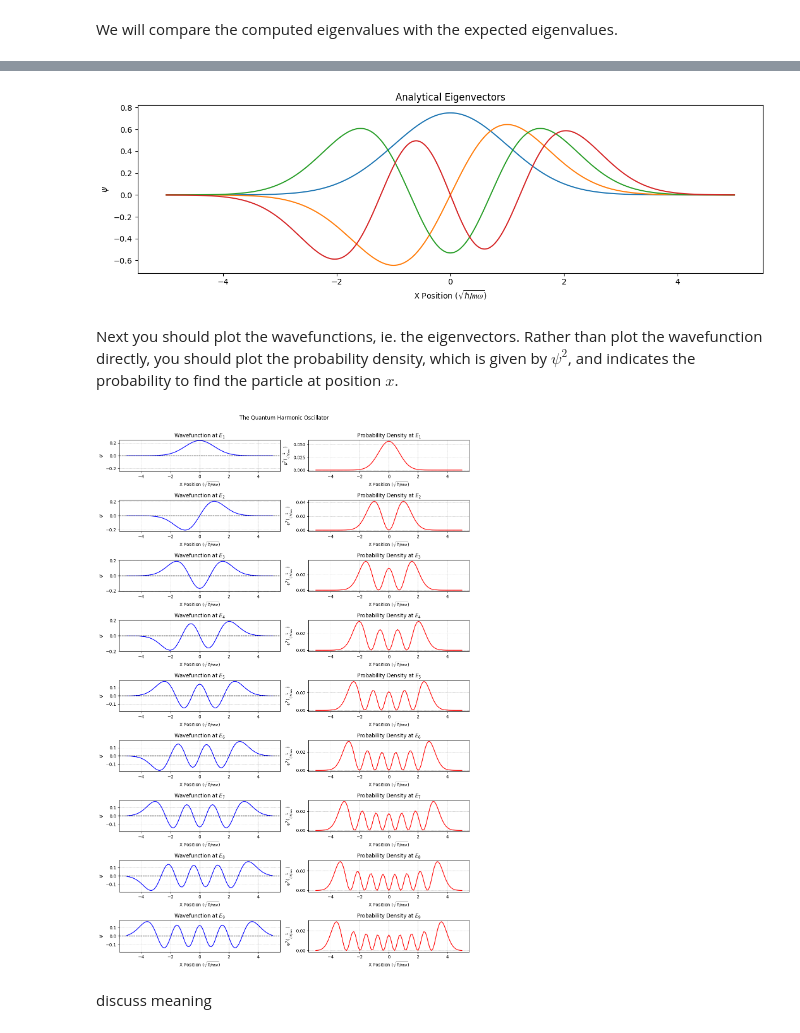
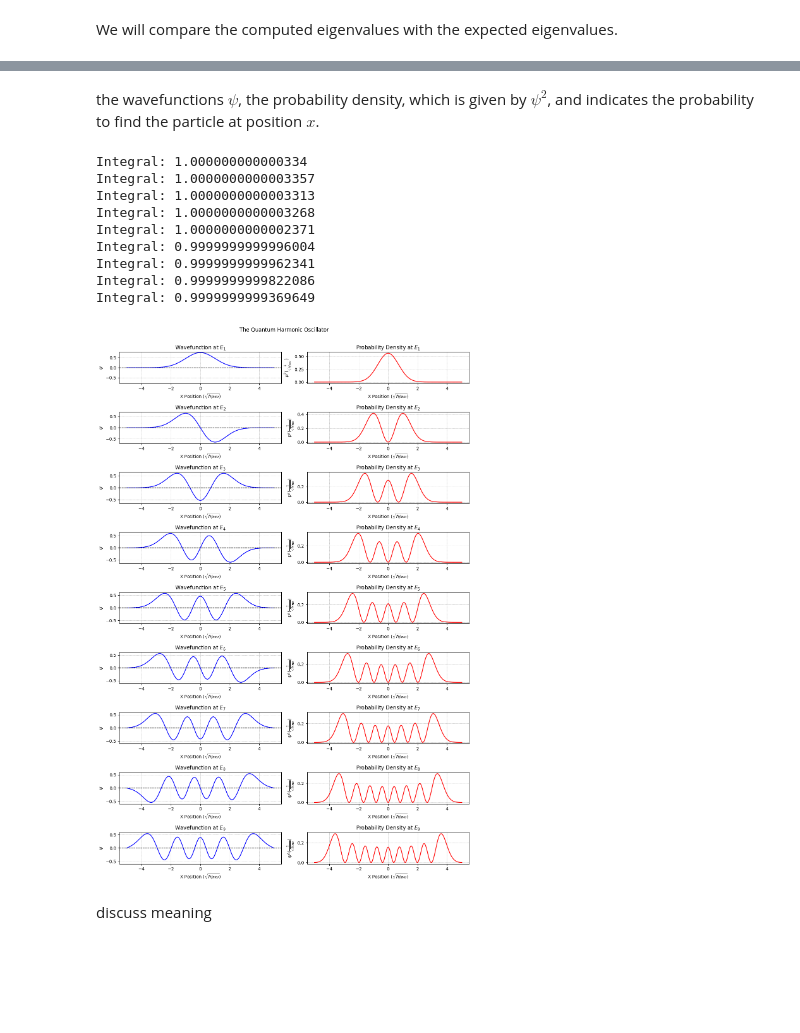
Before and after one commit to Adillwma/QuantumHarmonics, a Jupyter notebook: QuantumHarmonics.ipynb, the cells around one changed output, grey strips where cells are left out. Cells and saved outputs as stored; diff of their text form; code cells hidden in the pictures; blank space fills up the shorter version.

```diff
--- a/QuantumHarmonics.ipynb
+++ b/QuantumHarmonics.ipynb
@@ -229,0 +386,24 @@ def qho_analytical_e_vals(maxE_val):
+# %%
+# integral check
+
+# Perform numerical integration using the trapezoidal rule
+integral = np.trapz(E_vectors_tridiag[:,n_indx]**2, x)
+
+print("Integral:", integral)
+"""
+max_n = 4
+analytical_qho_evecs, analytical_qho_pdensity = generate_terms(x, max_n)
+
+for analytical_evec, analytical_pdensity in zip(analytical_qho_evecs, analytical_qho_pdensity):
+    # Perform numerical integration using the trapezoidal rule
+    integral = np.trapz(analytical_pdensity, x)
+
+    print("Integral:", integral)
+
+
+
+    plt.plot(x, analytical_evec, label="Wavefunction")
+    plt.plot(x, analytical_pdensity, label="Probability Density")
+    plt.legend()
+    plt.show()
+"""
@@ -310,2 +506,4 @@ compare_solvers_to_analytical(N=1000, maxE_val=1000);   #N=1000, the semicolon a
 # %%
-E_vals_tridiag, E_vectors_tridiag, tridiag_error_vals, x, V_qho = compare_solvers_to_analytical(N=1000, maxE_val=1000, sorting_fix=1);    #Same as the above but now with the sorting fix applied for the eig solver
+#E_vals_tridiag, E_vectors_tridiag, tridiag_error_vals, x, V_qho = compare_solvers_to_analytical(N=1000, maxE_val=1000)    #Same as the above but now with the sorting fix applied for the eig solver
+#E_vals_tridiag, E_vectors_tridiag, tridiag_error_vals, x, V_qho = compare_solvers_to_analytical(N=10000, maxE_val=1000)    #Same as the above but now with the sorting fix applied for the eig solver
+#E_vals_tridiag, E_vectors_tridiag, tridiag_error_vals, x, V_qho = compare_solvers_to_analytical(N=14000, maxE_val=1000);    #Same as the above but now with the sorting fix applied for the eig solver
@@ -394,14 +510,5 @@ plt.show()
-# %%
-plt.subplots(figsize=(12, 4), tight_layout=True)
-
-plt.subplot(1,1,1)            #Numerical Eigenvectors
-for n_indx in range (0,4):
-    analytical_wavefunc = qho_analytical_e_vectors(x, n_indx)[0]
-    SimplePlotAssist(x, analytical_wavefunc, title="Analytical " + title1, xlabel=xlabel1, ylabel=ylabel1)
-# %% [output]
-[figure, removed]
 # %% [markdown]
-Next you should plot the wavefunctions, ie. the eigenvectors.  Rather than plot the wavefunction directly, you should plot the probability density, which is given by $\psi^2$, and indicates the probability to find the particle at position $x$.
+ the wavefunctions $\psi$, the probability density, which is given by $\psi^2$, and indicates the probability to find the particle at position $x$.
 # %%
 ### - Function for QHO - (Now with the testing done clean function for the whole QHO calculation without all the testing loops and analytical checking etc, and only using the prefered scipy solver, eigh.tridiag)
 def QHO_Calculator(N, maxE_val):
@@ -420,41 +527,56 @@ def QHO_Calculator(N, maxE_val):
     V_qho = potential_qho(x)                                                     #QHO potential function
     H_main, H_plusone = hamiltonian_diag(x, V_qho, delta_x)                      #Hamiltonian function
     E_vals_tridiag, E_vectors_tridiag = eigh_tridiagonal(H_main, H_plusone)      #Eigen vector/value solver
-    return(x, delta_x, N, V_qho, E_vals_tridiag, E_vectors_tridiag)              #Returns all calulated values and steps for further processing or visulisation
+    E_vectors_tridiag = E_vectors_tridiag / np.sqrt(delta_x)                    #Normalising the eigenvectors
+
+    return x, delta_x, N, V_qho, E_vals_tridiag, E_vectors_tridiag              #Returns all calulated values and steps for further processing or visulisation
 # %%
-x, delta_x, N, V_qho, E_vals_tridiag, E_vectors_tridiag = QHO_Calculator(100, maxE_val=100);
+x, delta_x, N, V_qho, E_vals_tridiag, E_vectors_tridiag = QHO_Calculator(10000, maxE_val=100);
 # %%
 ### - Seperate Eigenstate (Wavefunction) and Probability Density (Wavefunction**2) Plots for Quantum Harmonic Oscillator
 
 #User Settings
 maxE_vec = 9    # Max number of eigenvectors to plot
 
 #Plot - Setup
 title = "Wavefunction at "   #is appended with the eigenstate number in the plot
 title_2 = "Probability Density at "
 xlabel = "X Position $(\sqrt{ℏ/𝑚𝜔})$"
 ylabel = "$\psi$"
 ylabel_2 = "$\psi^2 (\\frac{1}{\sqrt{ℏ/𝑚𝜔}})$"
 
 #Plotting
 rows=maxE_vec
 fig, axes = plt.subplots(nrows=rows, ncols=2, figsize=(12, rows*2), tight_layout=True)
 plt.suptitle("The Quantum Harmonic Oscillator\n \n ")
 
 for i_ax, ax in enumerate(axes.flat):
     n = i_ax//2
     if ((i_ax) % 2) == 0:          #WAVEFUNCTION PSI
         SimplePlotAssist(x, E_vectors_tridiag[:,n], xlabel=xlabel, ylabel=ylabel, ax_mode=1, title=title + "$E_%s$" %(n+1), symetrical=1)
         ax.axhline(y=0 , color='black', marker='|', linestyle='dashed', linewidth=1, markersize=12)
         ax.grid(linestyle = '--', linewidth = 0.5)
 
     else:                          #PROBABILITY PSI**2
         SimplePlotAssist(x, E_vectors_tridiag[:,n]**2, xlabel=xlabel, ylabel=ylabel_2, colour='r', ax_mode=1, title=title_2 + "$E_%s$" %(n+1))
         ax.grid(linestyle = '--', linewidth = 0.5)
 
+        # Perform numerical integration using the trapezoidal rule
+        integral = np.trapz(E_vectors_tridiag[:,n]**2, x)
+
+        print("Integral:", integral)
 plt.show()
 # %% [output]
+Integral: 1.000000000000334
+Integral: 1.0000000000003357
+Integral: 1.0000000000003313
+Integral: 1.0000000000003268
+Integral: 1.0000000000002371
+Integral: 0.9999999999996004
+Integral: 0.9999999999962341
+Integral: 0.9999999999822086
+Integral: 0.9999999999369649
-[figure, old version]
+[figure, new version]
 # %% [markdown]
 discuss meaning
 # %% [markdown]
```
Also changed, not shown: parts of 57 cells of this notebook, 17 other files.
